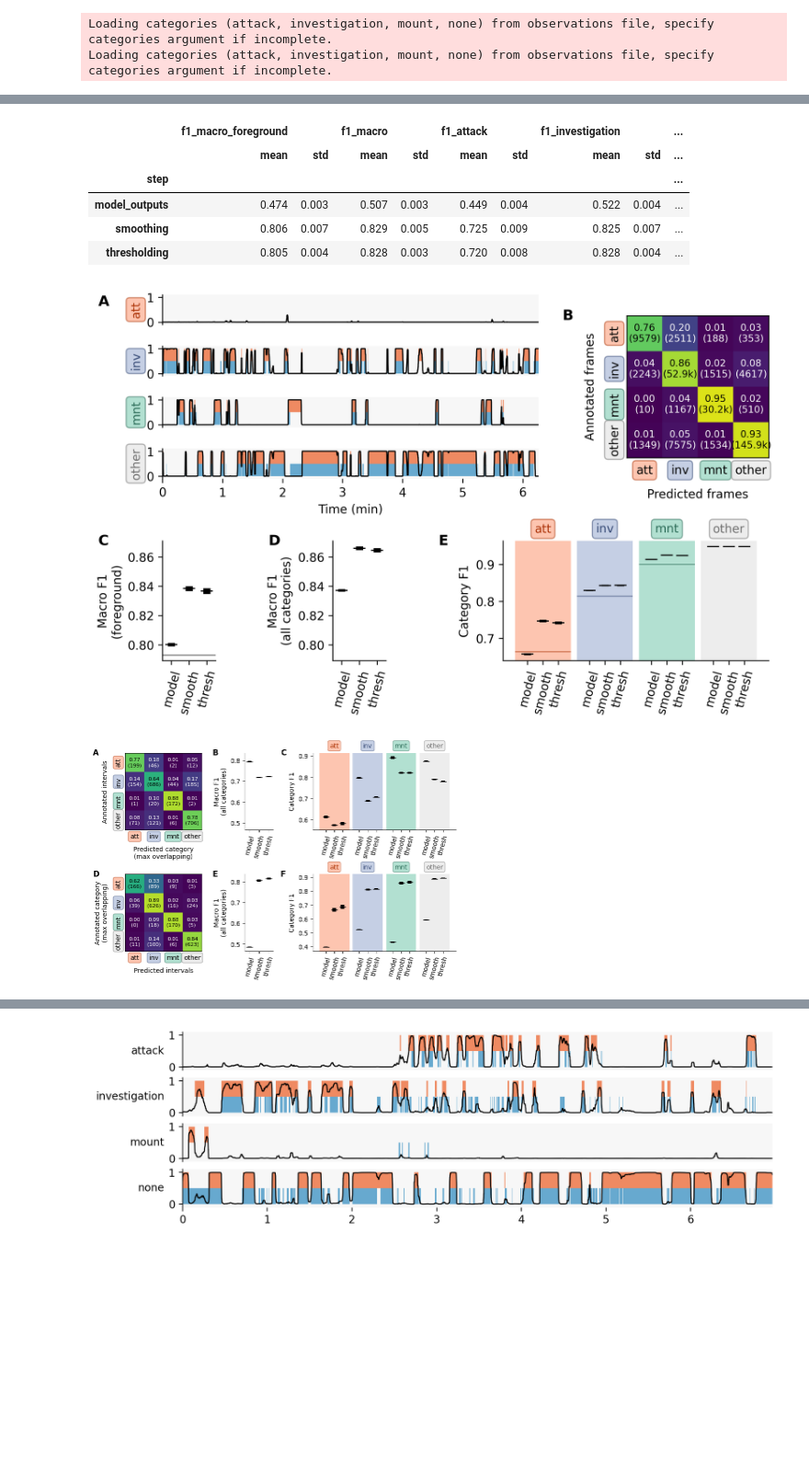
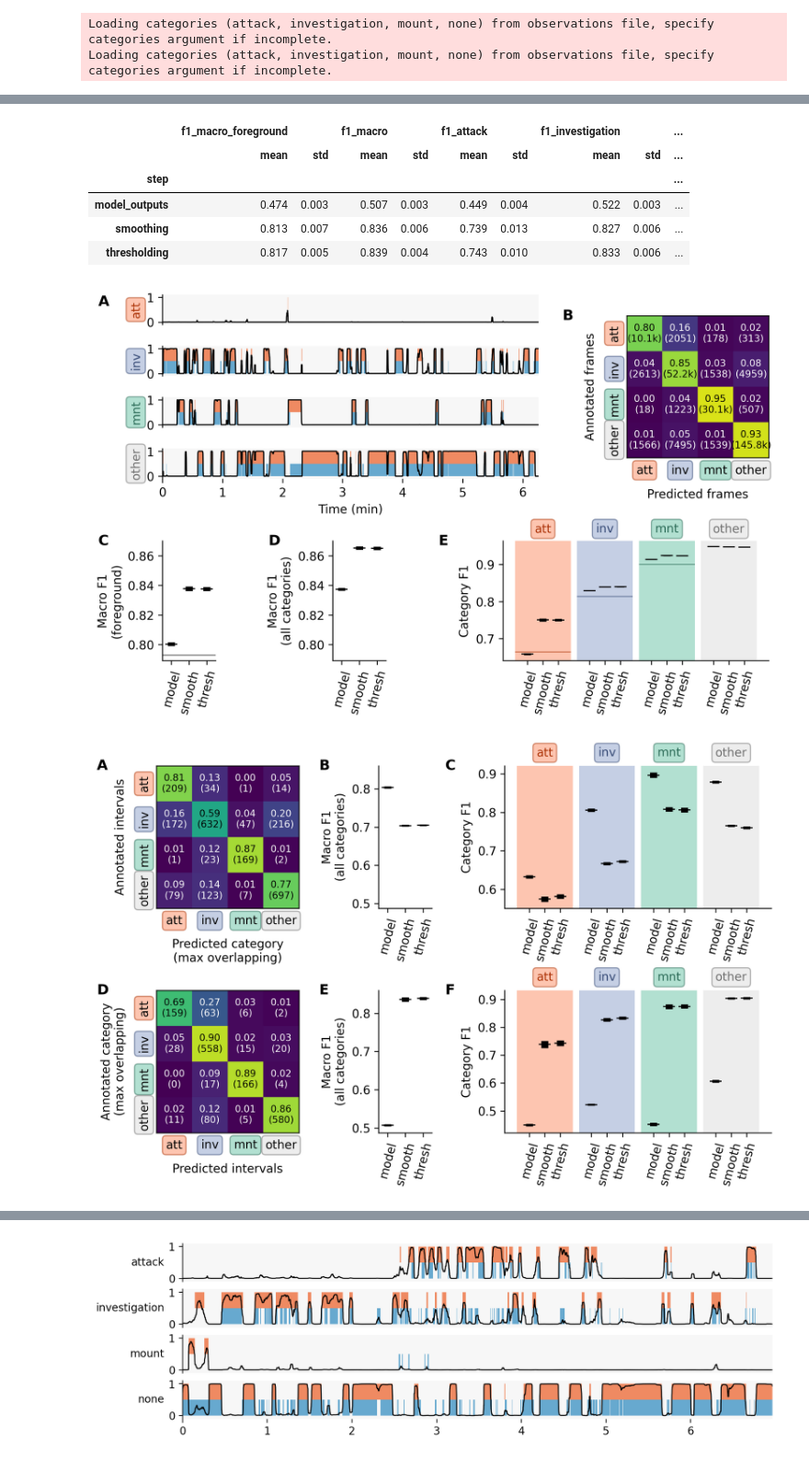
Before and after one commit to pnuehrenberg/vassi, a Jupyter notebook: examples/classification-visualization-results.ipynb, the cells around one changed output, grey strips where cells are left out. Shown at 92% size. Cells and saved outputs as stored; diff of their text form; code cells hidden in the pictures; blank space fills up the shorter version.

```diff
--- a/examples/classification-visualization-results.ipynb
+++ b/examples/classification-visualization-results.ipynb
@@ -28,13 +28,13 @@ cfg.trajectory_keys = (
 # %%
 %config InlineBackend.figure_format='retina'
 # %%
-dataset_train = load_dataset("mice_train", directory="datasets", target="dyads")
-dataset_test = load_dataset("mice_test", directory="datasets", target="dyads")
+dataset_train = load_dataset("mice_train", directory="datasets/CALMS21/train", target="dyads")
+dataset_test = load_dataset("mice_test", directory="datasets/CALMS21/test", target="dyads")
 # %% [output]
 Loading categories (attack, investigation, mount, none) from observations file, specify categories argument if incomplete.
 Loading categories (attack, investigation, mount, none) from observations file, specify categories argument if incomplete.
 # %%
-extractor = DataFrameFeatureExtractor(cache_directory="feature_cache_mice").read_yaml("config_file.yaml")
+extractor = DataFrameFeatureExtractor(cache_directory="/media/paul/Data1/feature_cache_mice").read_yaml("config_file.yaml")
 # %%
 def subsample_train(
     dataset,
@@ -149,7 +149,7 @@ for iteration in tqdm(range(1, 1 + num_iterations)):
         }
     )
 
-    test_result = test_result.smooth([lambda probabilities: medfilt(probabilities, 41)])
+    test_result = test_result.smooth([lambda probabilities: medfilt(probabilities, 47)])
 
     # smoothed predictions
     f1_timestamp = test_result.f1_score("timestamp", encode_func=dataset_test.encode)
@@ -183,7 +183,7 @@ for iteration in tqdm(range(1, 1 + num_iterations)):
         }
     )
 
-    test_result = test_result.threshold([0.54, 0, 0, 0])
+    test_result = test_result.threshold([0.26, 0, 0, 0])
 
     # thresholded predictions
     f1_timestamp = test_result.f1_score("timestamp", encode_func=dataset_test.encode)
@@ -260,11 +258,24 @@ scores_prediction.drop(columns="iteration").groupby("step").aggregate(("mean", "
 |  | f1_macro_foreground |  | f1_macro |  | f1_attack |  | f1_investigation |  | ... |
 |  | mean | std | mean | std | mean | std | mean | std | ... |
 | step |  |  |  |  |  |  |  |  | ... |
-| model_outputs | 0.474 | 0.003 | 0.507 | 0.003 | 0.449 | 0.004 | 0.522 | 0.004 | ... |
-| smoothing | 0.806 | 0.007 | 0.829 | 0.005 | 0.725 | 0.009 | 0.825 | 0.007 | ... |
-| thresholding | 0.805 | 0.004 | 0.828 | 0.003 | 0.720 | 0.008 | 0.828 | 0.004 | ... |
+| model_outputs | 0.474 | 0.003 | 0.507 | 0.003 | 0.449 | 0.004 | 0.522 | 0.003 | ... |
+| smoothing | 0.813 | 0.007 | 0.836 | 0.006 | 0.739 | 0.013 | 0.827 | 0.006 | ... |
+| thresholding | 0.817 | 0.005 | 0.839 | 0.004 | 0.743 | 0.010 | 0.833 | 0.006 | ... |
 # %%
-from observation_library.utils import adjust_lightness
+# from observation_library.utils import adjust_lightness
+
+def adjust_lightness(color, amount):
+    import colorsys
+
+    import matplotlib.colors as mc
+
+    try:
+        c = mc.cnames[color]
+    except KeyError:
+        c = color
+    c = colorsys.rgb_to_hls(*mc.to_rgb(c))
+    return colorsys.hls_to_rgb(c[0], max(0, min(1, amount * c[1])), c[2])
+
 import matplotlib.transforms as transforms
 
 colors = [
@@ -369,7 +380,7 @@ fig.text(0, 1, "E", transform=(ax3.transAxes + transforms.ScaledTranslation(-0.7
 
 plt.show()
 # %% [output]
-[figure, old version]
+[figure, new version]
 # %%
 # # recreate the a-soid "predicted ethogram" subpanel
 # # this is actually visualizing the concatenation of all video sequences in the test set
@@ -389,7 +400,7 @@ plt.show()
 #     s=2, alpha=0.5, lw=0,
 # )
 # %%
-fig, axes = plt.subplots(2, 3, layout="constrained", figsize=(8, 5.25), dpi=50, width_ratios=[3, 1, 5])
+fig, axes = plt.subplots(2, 3, layout="constrained", figsize=(8, 5.25), dpi=150, width_ratios=[3, 1, 5])
 
 plot_confusion_matrix(
     [y_true for y_true, _ in confusion_annotation],
@@ -449,31 +460,31 @@ axes[1, 1].errorbar(np.arange(means.size), means, stds, ls="none", marker="_", m
 axes[1, 1].set_xticks(np.arange(means.size))
 axes[1, 1].set_xlim(-0.5, means.size - 0.5)
 axes[1, 1].set_xticklabels(["model", "smooth", "thresh"], rotation=75)
 axes[1, 1].set_ylabel("Macro F1\n(all categories)")
 
 for idx, step in enumerate(["model_outputs", "smoothing", "thresholding"]):
     means, stds = pd.melt(scores_prediction.groupby("step").get_group(step).iloc[:, -4:], var_name="score").groupby("score").aggregate(("mean", "std")).to_numpy().T
     axes[1, 2].errorbar(np.arange(means.size) + idx / 4, means, stds, ls="none", marker="_", ms=10, lw=6, markeredgecolor="k", color="k")
 axes[1, 2].set_xticks([x for x in range(4) for x in np.arange(x, x + 0.75, 0.25)])
 axes[1, 2].set_xticklabels(["model", "smooth", "thresh"] * 4, rotation=75)
 for (x, category), color in zip(enumerate(category_labels), colors):
     axes[1, 2].axvspan(x - 0.2, x + 0.7, color=color, alpha=0.5, lw=0)
     axes[1, 2].text(
         x + 0.25, 1.05, category, ha="center", va="bottom", color=adjust_lightness(color, 0.5),
         bbox=dict(boxstyle="round", ec=adjust_lightness(color, 0.5), fc=color, alpha=0.5),
         transform=transforms.blended_transform_factory(axes[1, 2].transData, axes[1, 2].transAxes),
     )
 axes[1, 2].set_ylabel("Category F1")
 
 for ax in [axes[0, 1], axes[0, 2], axes[1, 1], axes[1, 2]]:
     ax.spines[["right", "top"]].set_visible(False)
 
 axes[0, 1].sharey(axes[1, 1])
 
 for ax, label in zip(axes.ravel(), ["A", "B", "C", "D", "E", "F"]):
     ax.text(0, 1, label, transform=(ax.transAxes + transforms.ScaledTranslation(-0.7, 0, fig.dpi_scale_trans)),
             fontsize=12, va='center', weight='semibold')
 
 fig.get_layout_engine().set(wspace=0.05)
 # %% [output]
-[figure, old version]
+[figure, new version]
```
Also changed, not shown: parts of 19 cells of this notebook, 5 other files.
